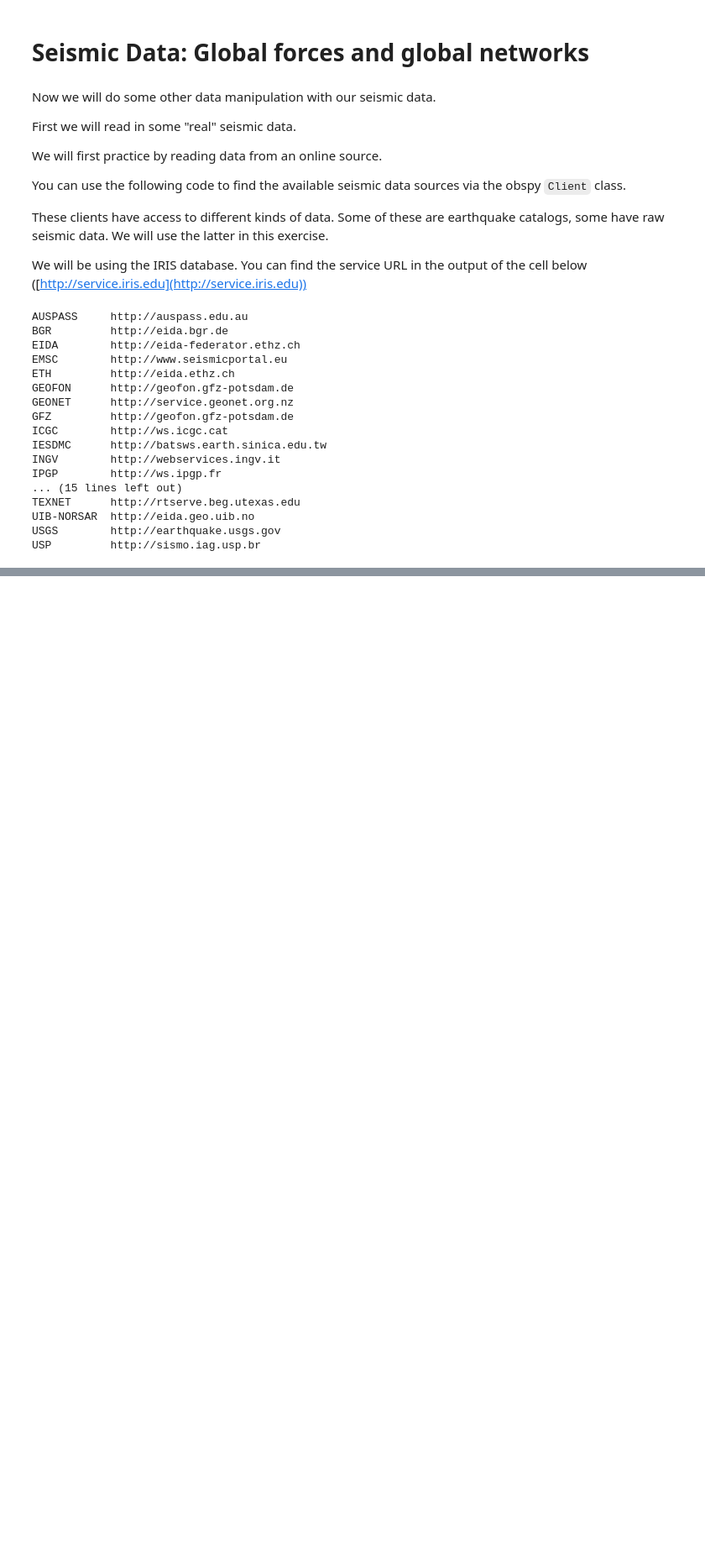
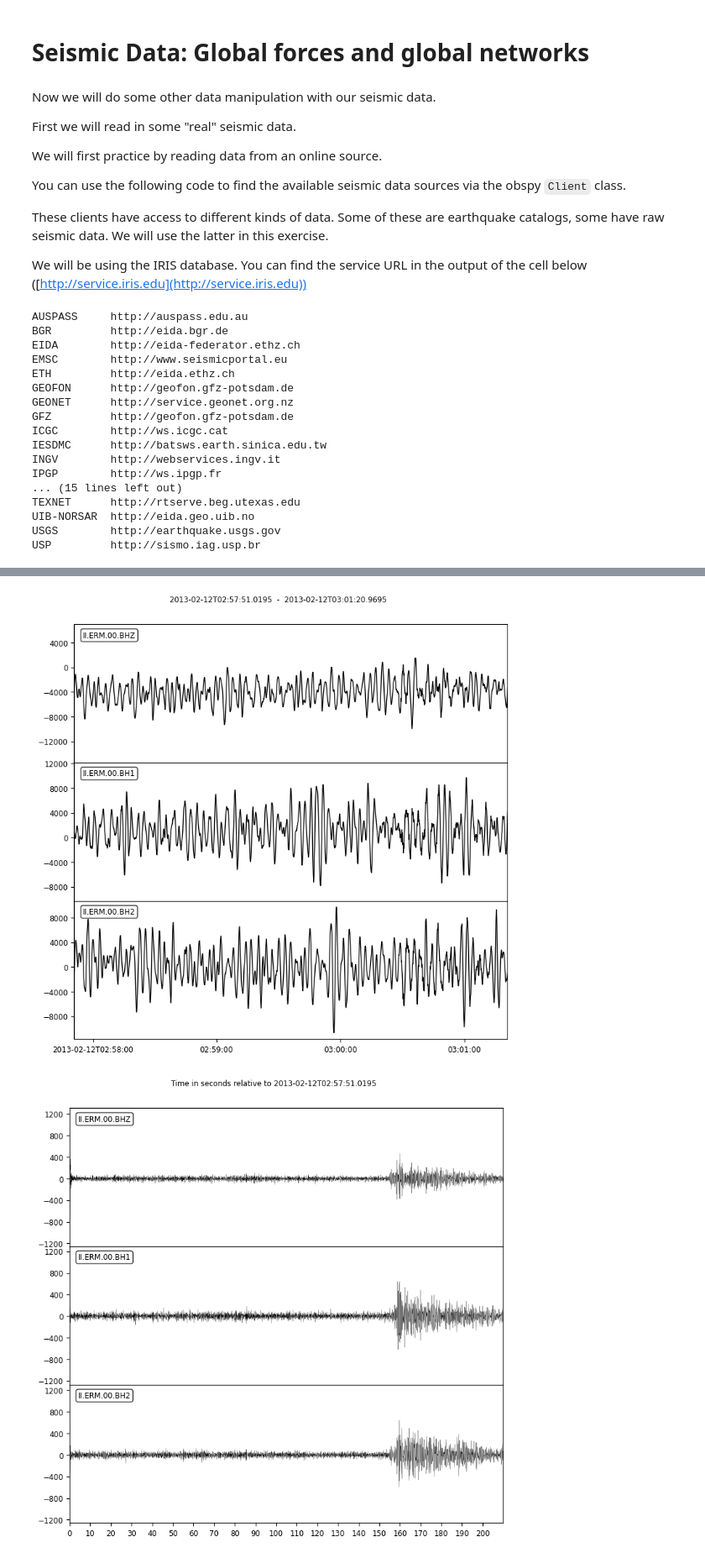
Before and after one commit to RJbalikian/GEOL451, a Jupyter notebook: Seismic/GEOL451_SeismicHVSR.ipynb, the cells around one changed output, grey strips where cells are left out. Shown: that part at 84% size. Saved outputs shown, nothing was run; the diff lists cells and outputs as text; code cells hidden in the pictures; blank space fills up the shorter version.

```diff
--- a/Seismic/GEOL451_SeismicHVSR.ipynb
+++ b/Seismic/GEOL451_SeismicHVSR.ipynb
@@ -503,0 +522,35 @@ This data is included as part of your exercise and in the "SeismicSampleData" su
+# %%
+from obspy import UTCDateTime
+
+#Now, let's set our parameters
+# Info on get_waveforms() parameters: https://docs.obspy.org/packages/autogen/obspy.clients.fdsn.client.Client.get_waveforms.html#obspy.clients.fdsn.client.Client.get_waveforms
+# We need at minimum the network name, station name, location, channel, starttime, and endtime
+
+# Let's specify parameters for
+net='II'
+sta= "ERM"
+loc='00'
+cha='BH*'
+eTime = eventTime + 210 # 3.5- minute record
+
+
+irisDataJapan = irisClient.get_waveforms(network=net,
+                         station=sta,
+                         location=loc,
+                         channel=cha,
+                         starttime=eventTime,
+                         endtime=eTime)
+print(irisDataJapan)
+irisDataJapan.plot()
+irisDataJapan_EDIT = irisDataJapan.copy()
+irisDataJapan_EDIT.filter("bandpass", freqmin=2.5, freqmax=9.9)
+
+# Code for plotting
+plottedData = irisDataJapan_EDIT.plot(type='relative', linewidth=0.2, show=False)
+ax = plottedData.get_axes()[2]
+import matplotlib.pyplot as plt
+plt.sca(ax)
+import numpy as np
+ax.set_xticks(np.arange(0, 210, 10))
+plt.show()
+# %% [output]
@@ -503,0 +561,2 @@ This data is included as part of your exercise and in the "SeismicSampleData" su
+[figure, added]
+[figure, added]
```
Also changed, not shown: parts of 53 cells of this notebook.
